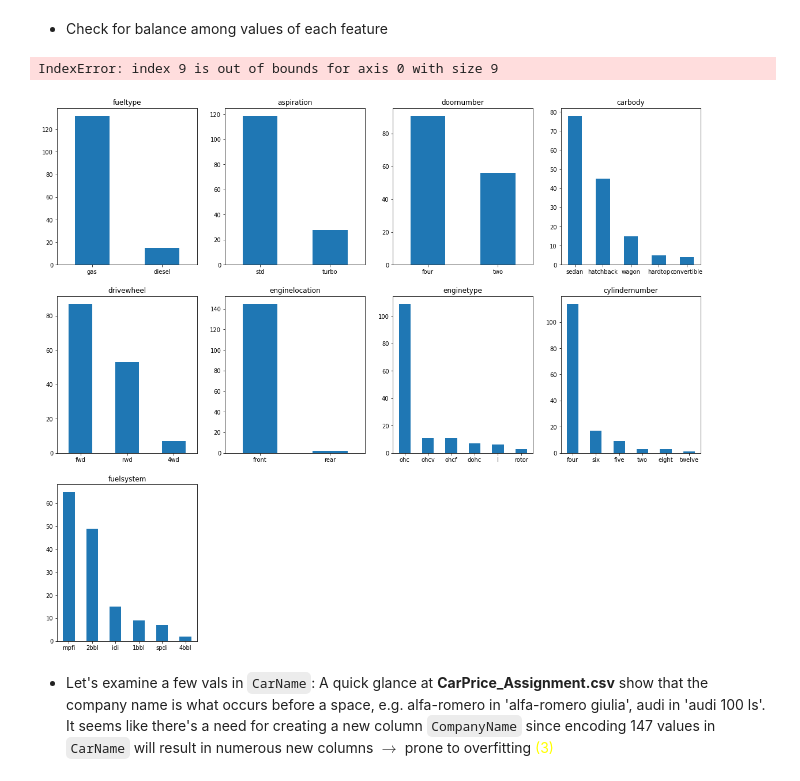
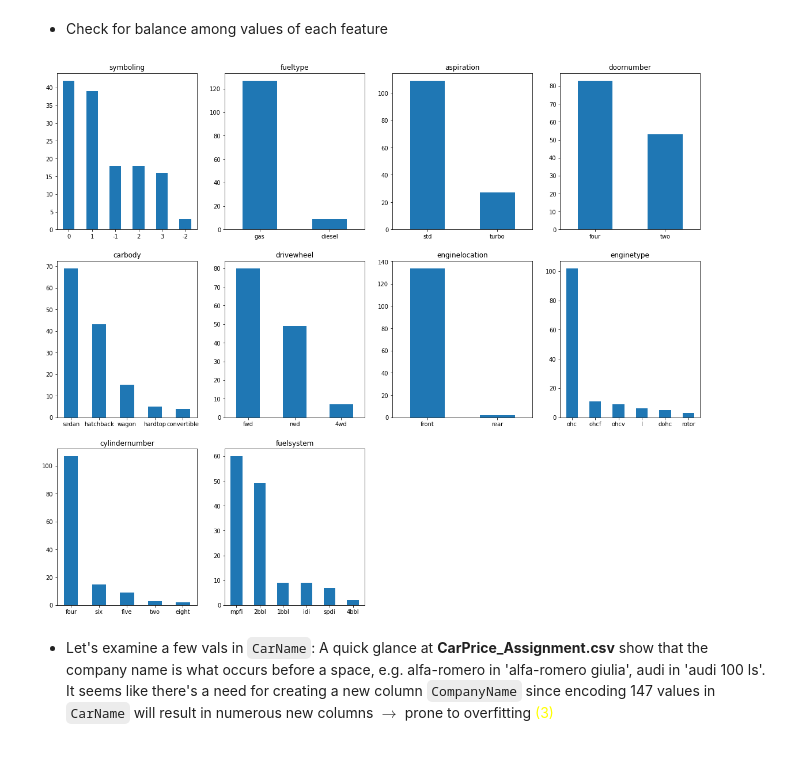
Before and after one commit to LeKiet258/basic-ML-models, a Jupyter notebook: Lab06_car price prediction.ipynb/car_price_prediction.ipynb, the cells around one changed output. Cells and saved outputs as stored; diff of their text form; code cells hidden in the pictures.

```diff
--- a/Lab06_car price prediction.ipynb/car_price_prediction.ipynb
+++ b/Lab06_car price prediction.ipynb/car_price_prediction.ipynb
@@ -105,7 +111,7 @@ Name: symboling, Length: 147, dtype: object
 def missing_ratio(s):
     return s.isna().sum() * 100 / len(s)
 
-num_cols = df_train.select_dtypes([np.int64, np.float64]).columns[2:] # drop ID & symboling columns
+num_cols = df_train.select_dtypes([np.int64, np.float64]).columns
 df_train[num_cols].agg([missing_ratio, pd.Series.min, pd.Series.max, pd.Series.nunique])
 # %% [output]
 |  | wheelbase | carlength | carwidth | carheight | curbweight | enginesize | boreratio | stroke | ... |
@@ -139,10 +141,8 @@ len(num_cols)
 # %%
-plt.figure(figsize=(20, 17))
+plt.figure(figsize=(19, 17))
 
-for i in range(1,16):
-    if i > len(num_cols):
-        break
-    feat = num_cols[i-1]
-    plt.subplot(4, 4, i)
+for i in range(0, len(num_cols)):
+    feat = num_cols[i]
+    plt.subplot(4, 4, i+1)
     sns.histplot(df_train[feat], kde=True)
 # %% [output]
@@ -149,0 +154,6 @@ for i in range(1,16):
+# %%
+plt.figure(figsize=(19,17))
+for i in range(len(num_cols)):
+    plt.subplot(4,4,i+1)
+    plt.boxplot(df_train[num_cols[i]])
+    plt.title(num_cols[i])
@@ -149,0 +164,6 @@ for i in range(1,16):
+# %%
+outlier_cols = ['enginesize', 'stroke', 'compressionratio']
+original_shape = df_train.shape
+
+df_train = df_train[(np.abs(stats.zscore(df_train[outlier_cols])) < 3).all(axis=1)]
+original_shape, df_train.shape
@@ -162,14 +184,13 @@ X_train[cat_cols].agg([missing_ratio, pd.Series.nunique, pd.Series.unique])
 # %%
 plt.figure(figsize=(20, 17))
 cat_col_viz = cat_cols.drop('CarName') # no need to viz this
 
-for i in range(1,11):
-    feat = cat_col_viz[i-1]
-    plt.subplot(3, 4, i)
-    X_train[feat].value_counts().plot.bar(rot=0, title=feat)
+for i in range(0, len(cat_col_viz)):
+    feat = cat_col_viz[i]
+    plt.subplot(3, 4, i + 1) # subplot index from 1, so i + 1
+    df_train[feat].value_counts().plot.bar(rot=0, title=feat)
 # %% [output]
-IndexError: index 9 is out of bounds for axis 0 with size 9
-[figure, old version]
+[figure, new version]
 # %% [markdown]
 - Let's examine a few vals in `CarName`: A quick glance at **CarPrice_Assignment.csv** show that the company name is what occurs before a space, e.g. alfa-romero in 'alfa-romero giulia', audi in 'audi 100 ls'. It seems like there's a need for creating a new column `CompanyName` since encoding 147 values in `CarName` will result in numerous new columns $\to$ prone to overfitting <font color='yellow'>(3)</font>
 # %%
```
Also changed, not shown: parts of 57 cells of this notebook.
